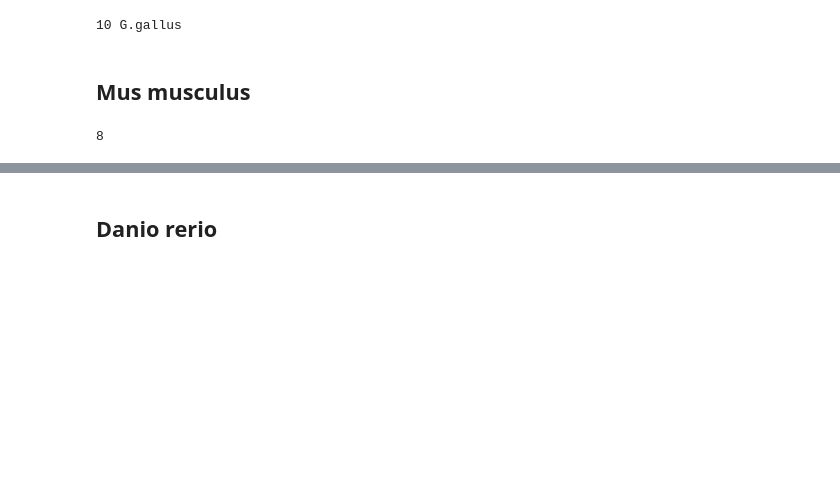
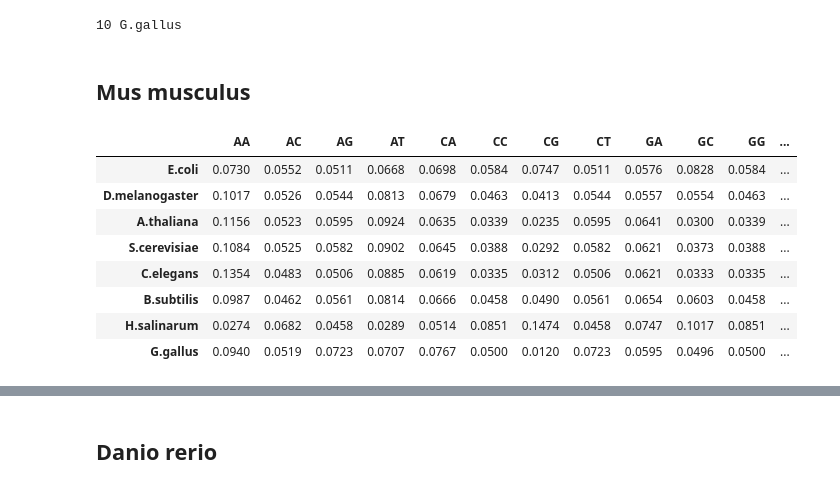
Before and after one commit to zhukovanadezhda/dinucleo-freq, a Jupyter notebook: dinucleo-freq.ipynb, the cells around one changed output, grey strips where cells are left out. Saved outputs shown, nothing was run; the diff lists cells and outputs as text; code cells hidden in the pictures; blank space fills up the shorter version.

```diff
--- a/dinucleo-freq.ipynb
+++ b/dinucleo-freq.ipynb
@@ -161,7 +162,17 @@ organisms[i] = 'M.musculus'
 m_musculus = dnf.obs_vs_theo_dinuc("genomes/M.musculus.fasta")
 all_frequencies.append(m_musculus)
 print(i, organisms[i])
-# %%
-len(all_frequencies)
-# %% [output]
-8
+# %%
+df = pd.DataFrame(all_frequencies)
+df = df.rename(index=organisms)
+df
+# %% [output]
+|  | AA | AC | AG | AT | CA | CC | CG | CT | GA | GC | GG | ... |
+| E.coli | 0.0730 | 0.0552 | 0.0511 | 0.0668 | 0.0698 | 0.0584 | 0.0747 | 0.0511 | 0.0576 | 0.0828 | 0.0584 | ... |
+| D.melanogaster | 0.1017 | 0.0526 | 0.0544 | 0.0813 | 0.0679 | 0.0463 | 0.0413 | 0.0544 | 0.0557 | 0.0554 | 0.0463 | ... |
+| A.thaliana | 0.1156 | 0.0523 | 0.0595 | 0.0924 | 0.0635 | 0.0339 | 0.0235 | 0.0595 | 0.0641 | 0.0300 | 0.0339 | ... |
+| S.cerevisiae | 0.1084 | 0.0525 | 0.0582 | 0.0902 | 0.0645 | 0.0388 | 0.0292 | 0.0582 | 0.0621 | 0.0373 | 0.0388 | ... |
+| C.elegans | 0.1354 | 0.0483 | 0.0506 | 0.0885 | 0.0619 | 0.0335 | 0.0312 | 0.0506 | 0.0621 | 0.0333 | 0.0335 | ... |
+| B.subtilis | 0.0987 | 0.0462 | 0.0561 | 0.0814 | 0.0666 | 0.0458 | 0.0490 | 0.0561 | 0.0654 | 0.0603 | 0.0458 | ... |
+| H.salinarum | 0.0274 | 0.0682 | 0.0458 | 0.0289 | 0.0514 | 0.0851 | 0.1474 | 0.0458 | 0.0747 | 0.1017 | 0.0851 | ... |
+| G.gallus | 0.0940 | 0.0519 | 0.0723 | 0.0707 | 0.0767 | 0.0500 | 0.0120 | 0.0723 | 0.0595 | 0.0496 | 0.0500 | ... |
```
Also changed, not shown: parts of 3 cells of this notebook.
